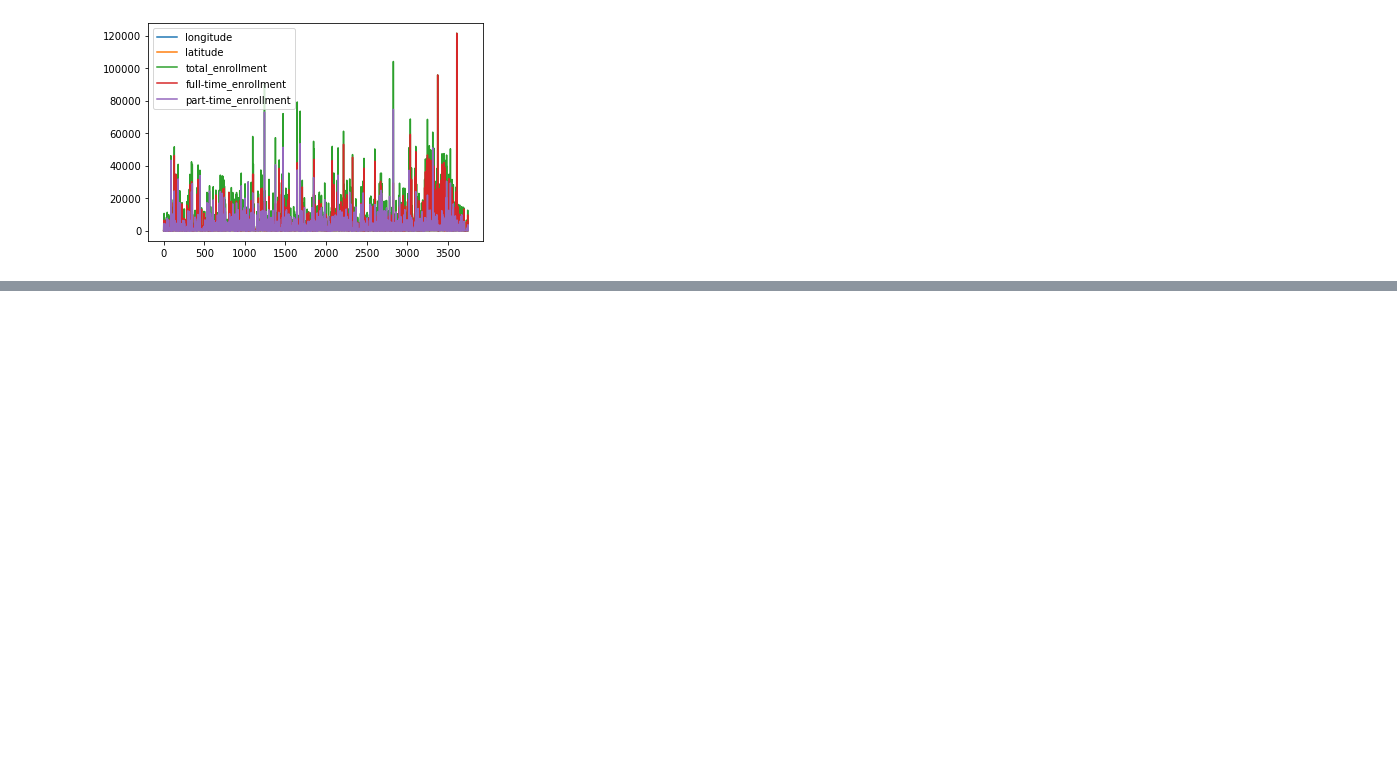
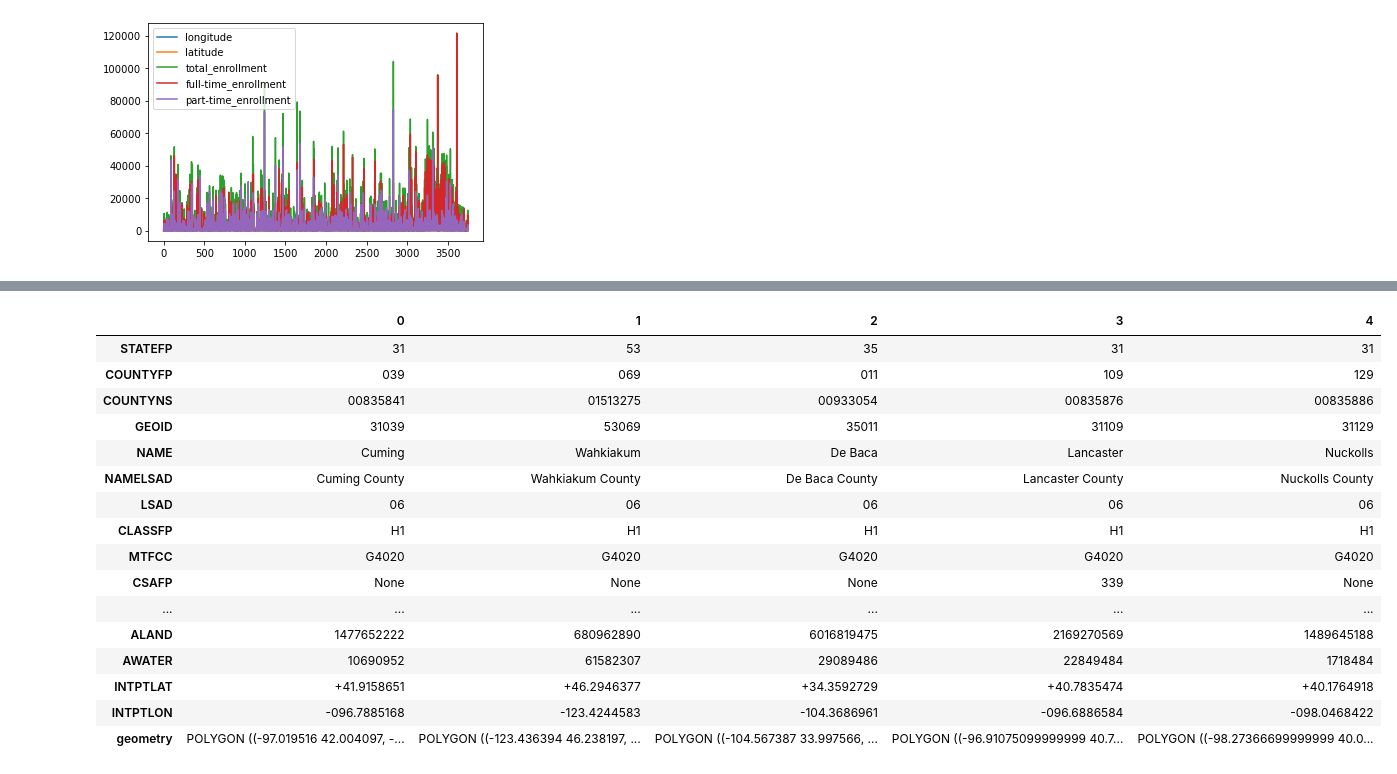
Before and after one commit to edterrell/geospatial-public-policy-analysis-with-geopandas, a Jupyter notebook: notebooks/RQ1.ipynb, the cells around one changed output, grey strips where cells are left out. Saved outputs shown, nothing was run; the diff lists cells and outputs as text; code cells hidden in the pictures; blank space fills up the shorter version.

```diff
--- a/notebooks/RQ1.ipynb
+++ b/notebooks/RQ1.ipynb
@@ -83,0 +90,20 @@ county_shapes.plot()
+# %%
+counties_shapes.head().T
+# %% [output]
+|  | 0 | 1 | 2 | 3 | 4 |
+| STATEFP | 31 | 53 | 35 | 31 | 31 |
+| COUNTYFP | 039 | 069 | 011 | 109 | 129 |
+| COUNTYNS | 00835841 | 01513275 | 00933054 | 00835876 | 00835886 |
+| GEOID | 31039 | 53069 | 35011 | 31109 | 31129 |
+| NAME | Cuming | Wahkiakum | De Baca | Lancaster | Nuckolls |
+| NAMELSAD | Cuming County | Wahkiakum County | De Baca County | Lancaster County | Nuckolls County |
+| LSAD | 06 | 06 | 06 | 06 | 06 |
+| CLASSFP | H1 | H1 | H1 | H1 | H1 |
+| MTFCC | G4020 | G4020 | G4020 | G4020 | G4020 |
+| CSAFP | None | None | None | 339 | None |
+| ... | ... | ... | ... | ... | ... |
+| ALAND | 1477652222 | 680962890 | 6016819475 | 2169270569 | 1489645188 |
+| AWATER | 10690952 | 61582307 | 29089486 | 22849484 | 1718484 |
+| INTPTLAT | +41.9158651 | +46.2946377 | +34.3592729 | +40.7835474 | +40.1764918 |
+| INTPTLON | -096.7885168 | -123.4244583 | -104.3686961 | -096.6886584 | -098.0468422 |
+| geometry | POLYGON ((-97.019516 42.004097, -... | POLYGON ((-123.436394 46.238197, ... | POLYGON ((-104.567387 33.997566, ... | POLYGON ((-96.91075099999999 40.7... | POLYGON ((-98.27366699999999 40.0... |
```
Also changed, not shown: parts of 19 cells of this notebook.
